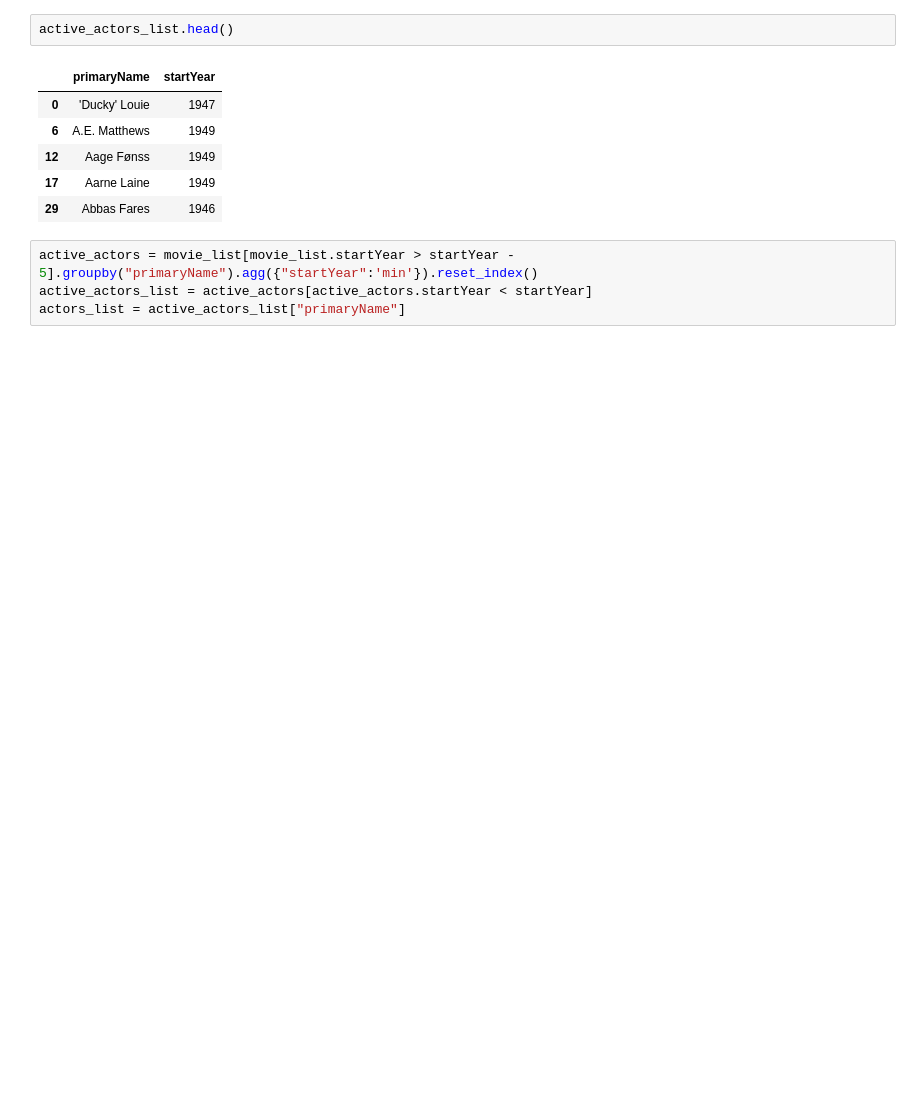
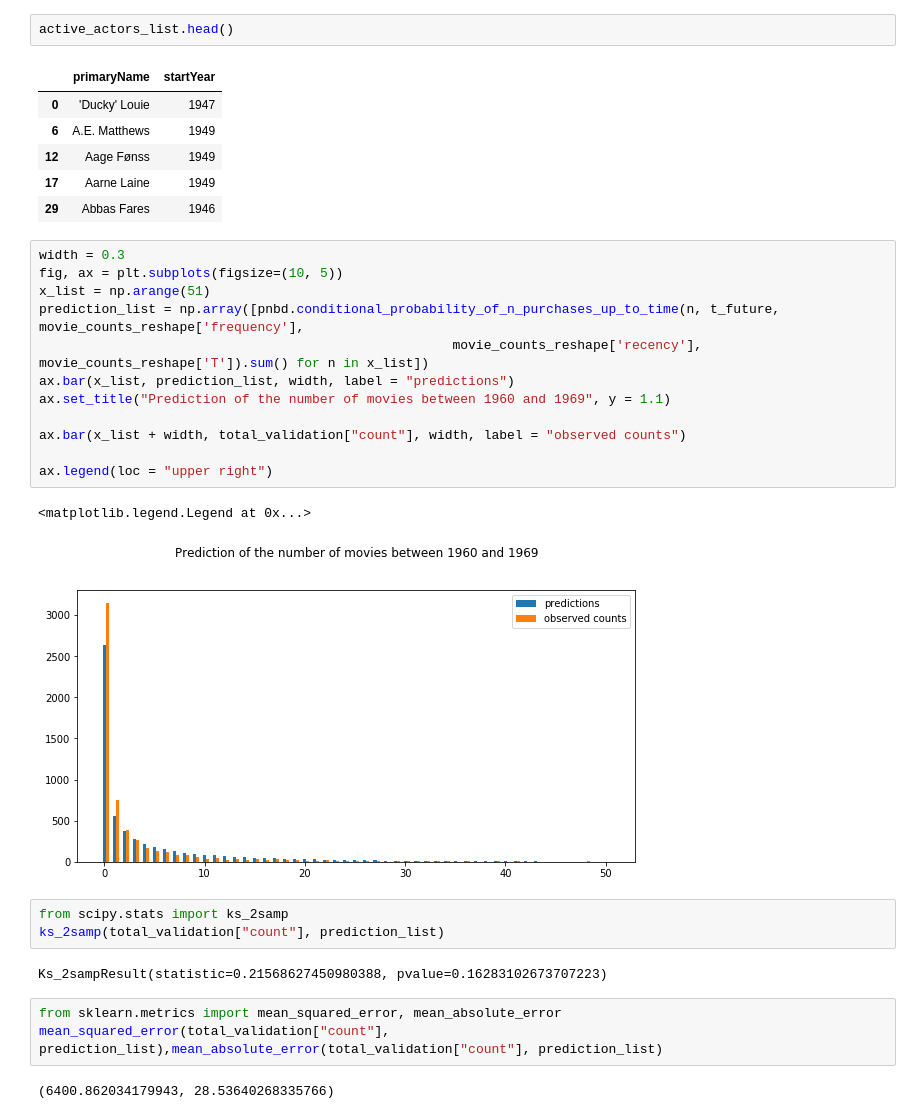
Before and after one commit to MaximeKan/Statistical-Modeling, a Jupyter notebook: Actors_movie_counts.ipynb, the cells around one changed output. Drawn from its saved outputs; the diff is of its cells as text; blank space fills up the shorter version.

Commit message:
Added predictions of the Pareto NBD model and some metrics

```diff
--- a/Actors_movie_counts.ipynb
+++ b/Actors_movie_counts.ipynb
@@ -512,7 +508,28 @@ active_actors_list.head()
 | 12 | Aage Fønss | 1949 |
 | 17 | Aarne Laine | 1949 |
 | 29 | Abbas Fares | 1946 |
-# %%
-active_actors = movie_list[movie_list.startYear > startYear - 5].groupby("primaryName").agg({"startYear":'min'}).reset_index()
-active_actors_list = active_actors[active_actors.startYear < startYear]
-actors_list = active_actors_list["primaryName"]
+# %%
+width = 0.3
+fig, ax = plt.subplots(figsize=(10, 5))
+x_list = np.arange(51)
+prediction_list = np.array([pnbd.conditional_probability_of_n_purchases_up_to_time(n, t_future, movie_counts_reshape['frequency'],
+                                                     movie_counts_reshape['recency'], movie_counts_reshape['T']).sum() for n in x_list])
+ax.bar(x_list, prediction_list, width, label = "predictions")
+ax.set_title("Prediction of the number of movies between 1960 and 1969", y = 1.1)
+
+ax.bar(x_list + width, total_validation["count"], width, label = "observed counts")
+
+ax.legend(loc = "upper right")
+# %% [output]
+<matplotlib.legend.Legend at 0x...>
+[figure, added]
+# %%
+from scipy.stats import ks_2samp
+ks_2samp(total_validation["count"], prediction_list)
+# %% [output]
+Ks_2sampResult(statistic=0.21568627450980388, pvalue=0.16283102673707223)
+# %%
+from sklearn.metrics import mean_squared_error, mean_absolute_error
+mean_squared_error(total_validation["count"], prediction_list),mean_absolute_error(total_validation["count"], prediction_list)
+# %% [output]
+(6400.862034179943, 28.53640268335766)
```
Also changed, not shown: parts of 14 cells of this notebook.
